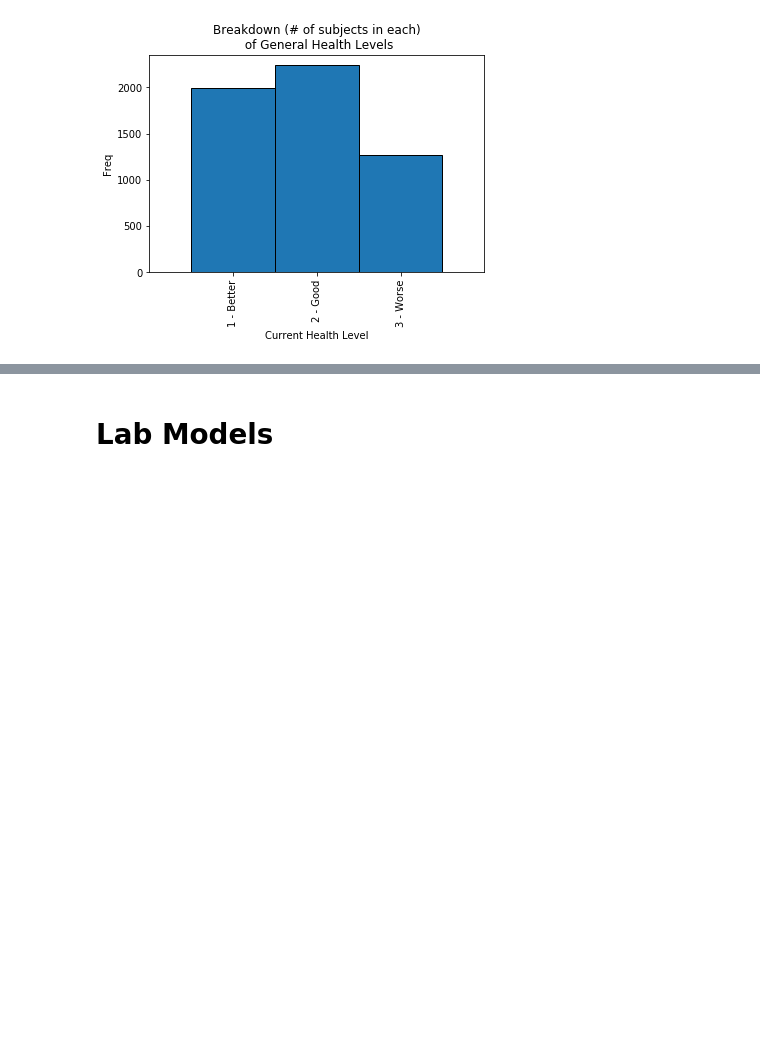
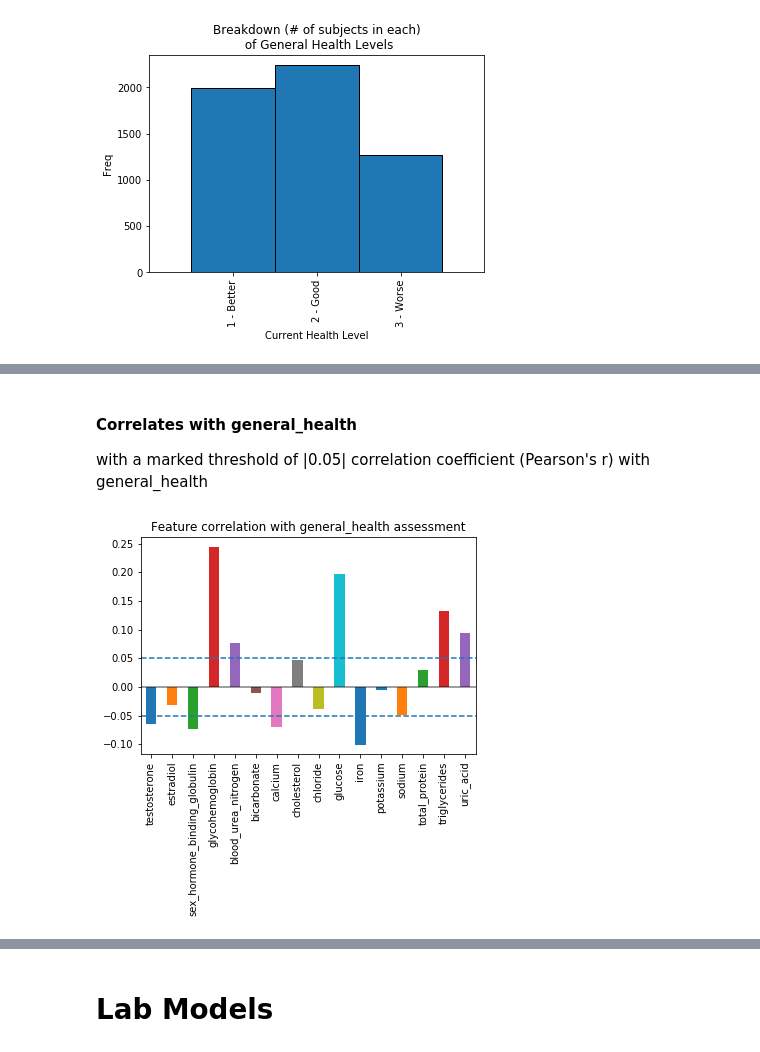
Before and after one commit to oconnoag/NHANES_General_Health_Prediction, a Jupyter notebook: general_health_eda_alijah3.ipynb, the cells around one changed output, grey strips where cells are left out. Cells and saved outputs as stored; diff of their text form; code cells hidden in the pictures; blank space fills up the shorter version.

```diff
--- a/general_health_eda_alijah3.ipynb
+++ b/general_health_eda_alijah3.ipynb
@@ -217,0 +246,11 @@ plt.xticks(np.arange(1,4), ['1 - Better', '2 - Good', '3 - Worse'],
+# %% [markdown]
+#### Correlates with general_health
+with a marked threshold of |0.05| correlation coefficient (Pearson's r) with general_health <br>
+# %%
+(lab_processed_data.corr()['general_health'][2:]).plot.bar()
+plt.axhline(y = 0.05, linestyle='--')
+plt.axhline(y=0, linestyle='-', color='k', alpha=0.5)
+plt.axhline(y = -0.05, linestyle='--')
+plt.title("Feature correlation with general_health assessment");
+# %% [output]
+[figure, added]
```
Also changed, not shown: parts of 49 cells of this notebook.
